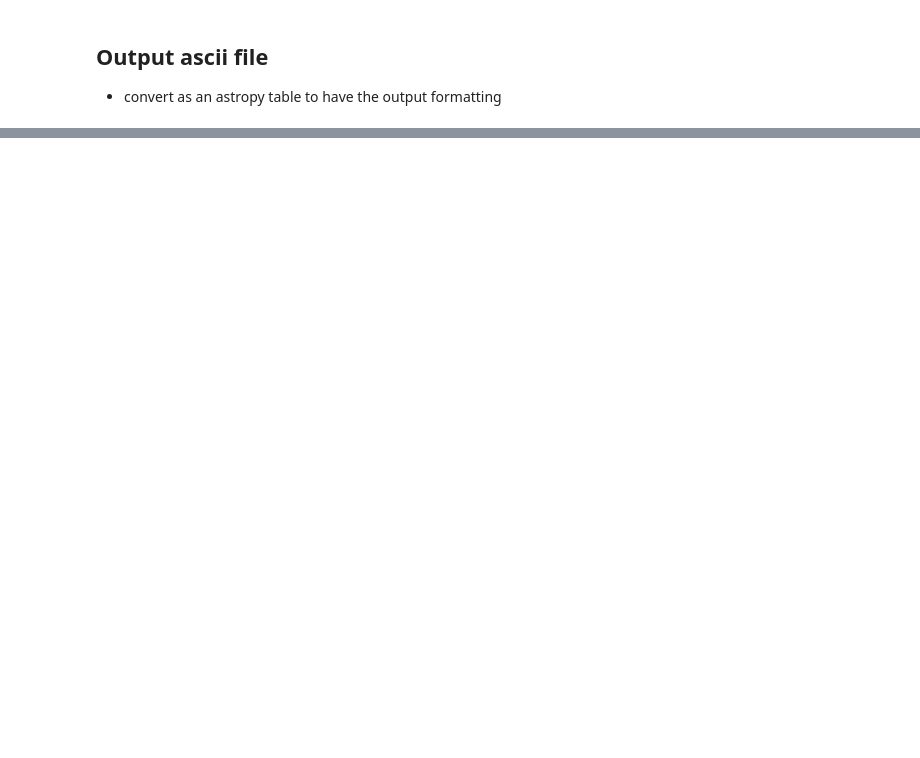
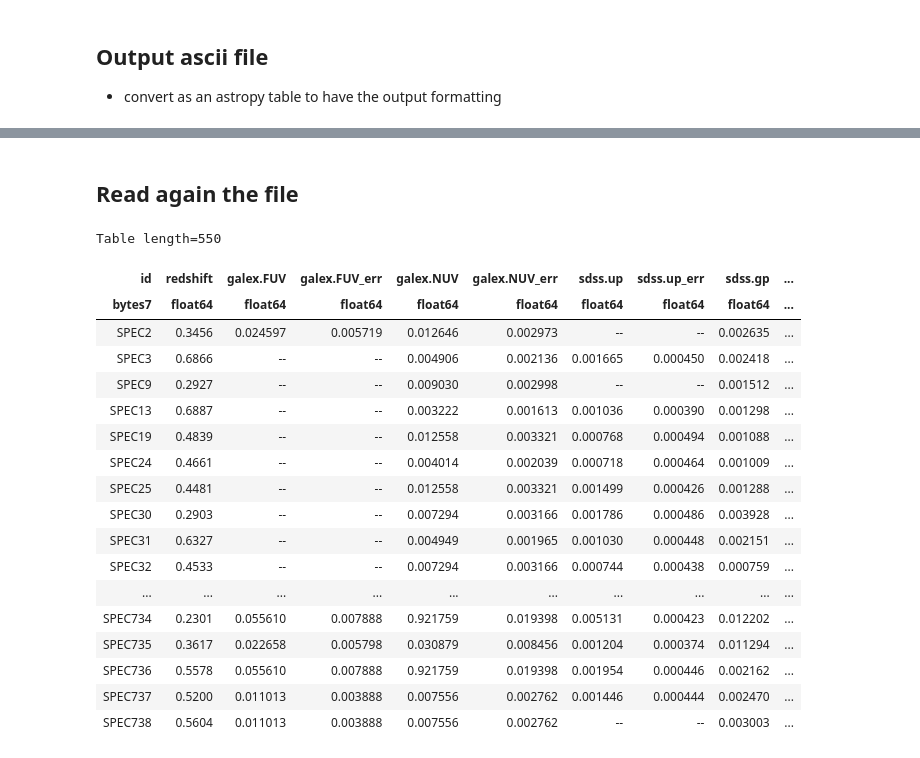
Before and after one commit to sylvielsstfr/Fors2pcigale, a Jupyter notebook: docs/notebooks/fors2starlightio/generate_fluxtable.ipynb, the cells around one changed output, grey strips where cells are left out. Drawn from its saved outputs; the diff is of its cells as text; code cells hidden in the pictures; blank space fills up the shorter version.

```diff
--- a/docs/notebooks/fors2starlightio/generate_fluxtable.ipynb
+++ b/docs/notebooks/fors2starlightio/generate_fluxtable.ipynb
@@ -98,8 +98,10 @@ FLAG_NONAN = False
 # %%
 if FLAG_NONAN:
     FILENAME_output_ascii = "Fors2Photom_cigaleinput_NONan.txt"
+    FILENAME_output_fits = "Fors2Photom_cigaleinput_NONan.fits"
 else:
     FILENAME_output_ascii = "Fors2Photom_cigaleinput_WithNan.txt"
+    FILENAME_output_fits = "Fors2Photom_cigaleinput_WithNan.fits"
 # %% [markdown]
 ## Initialisation
 # %%
@@ -479,0 +438,26 @@ Table length=550
+# %% [markdown]
+## Read again the file
+# %%
+t_in = Table.t = Table.read(FILENAME_output_fits)
+# %%
+t_in
+# %% [output]
+Table length=550
+| id | redshift | galex.FUV | galex.FUV_err | galex.NUV | galex.NUV_err | sdss.up | sdss.up_err | sdss.gp | ... |
+| bytes7 | float64 | float64 | float64 | float64 | float64 | float64 | float64 | float64 | ... |
+| SPEC2 | 0.3456 | 0.024597 | 0.005719 | 0.012646 | 0.002973 | -- | -- | 0.002635 | ... |
+| SPEC3 | 0.6866 | -- | -- | 0.004906 | 0.002136 | 0.001665 | 0.000450 | 0.002418 | ... |
+| SPEC9 | 0.2927 | -- | -- | 0.009030 | 0.002998 | -- | -- | 0.001512 | ... |
+| SPEC13 | 0.6887 | -- | -- | 0.003222 | 0.001613 | 0.001036 | 0.000390 | 0.001298 | ... |
+| SPEC19 | 0.4839 | -- | -- | 0.012558 | 0.003321 | 0.000768 | 0.000494 | 0.001088 | ... |
+| SPEC24 | 0.4661 | -- | -- | 0.004014 | 0.002039 | 0.000718 | 0.000464 | 0.001009 | ... |
+| SPEC25 | 0.4481 | -- | -- | 0.012558 | 0.003321 | 0.001499 | 0.000426 | 0.001288 | ... |
+| SPEC30 | 0.2903 | -- | -- | 0.007294 | 0.003166 | 0.001786 | 0.000486 | 0.003928 | ... |
+| SPEC31 | 0.6327 | -- | -- | 0.004949 | 0.001965 | 0.001030 | 0.000448 | 0.002151 | ... |
+| SPEC32 | 0.4533 | -- | -- | 0.007294 | 0.003166 | 0.000744 | 0.000438 | 0.000759 | ... |
+| ... | ... | ... | ... | ... | ... | ... | ... | ... | ... |
+| SPEC734 | 0.2301 | 0.055610 | 0.007888 | 0.921759 | 0.019398 | 0.005131 | 0.000423 | 0.012202 | ... |
+| SPEC735 | 0.3617 | 0.022658 | 0.005798 | 0.030879 | 0.008456 | 0.001204 | 0.000374 | 0.011294 | ... |
+| SPEC736 | 0.5578 | 0.055610 | 0.007888 | 0.921759 | 0.019398 | 0.001954 | 0.000446 | 0.002162 | ... |
+| SPEC737 | 0.5200 | 0.011013 | 0.003888 | 0.007556 | 0.002762 | 0.001446 | 0.000444 | 0.002470 | ... |
+| SPEC738 | 0.5604 | 0.011013 | 0.003888 | 0.007556 | 0.002762 | -- | -- | 0.003003 | ... |
```
Also changed, not shown: parts of 16 cells of this notebook, 2 other files.
